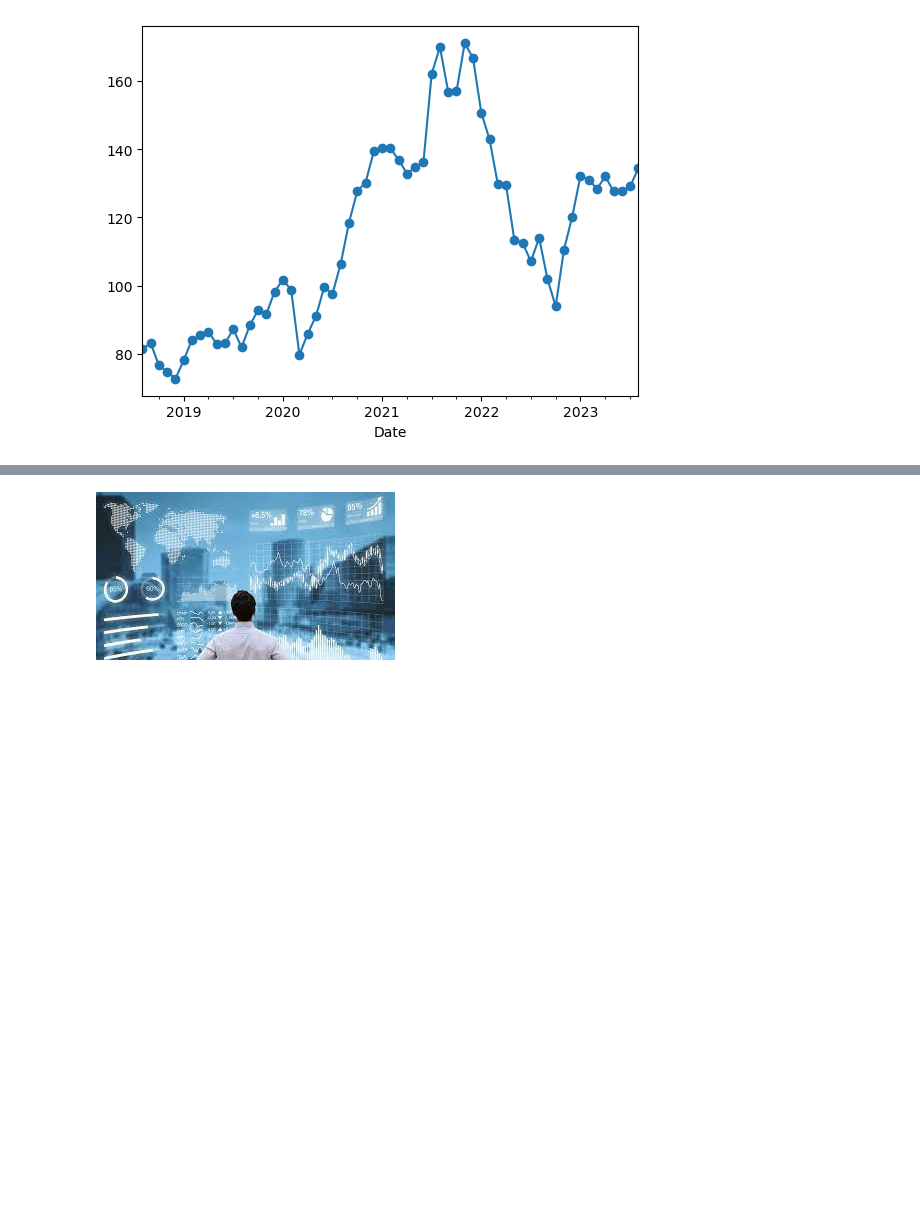
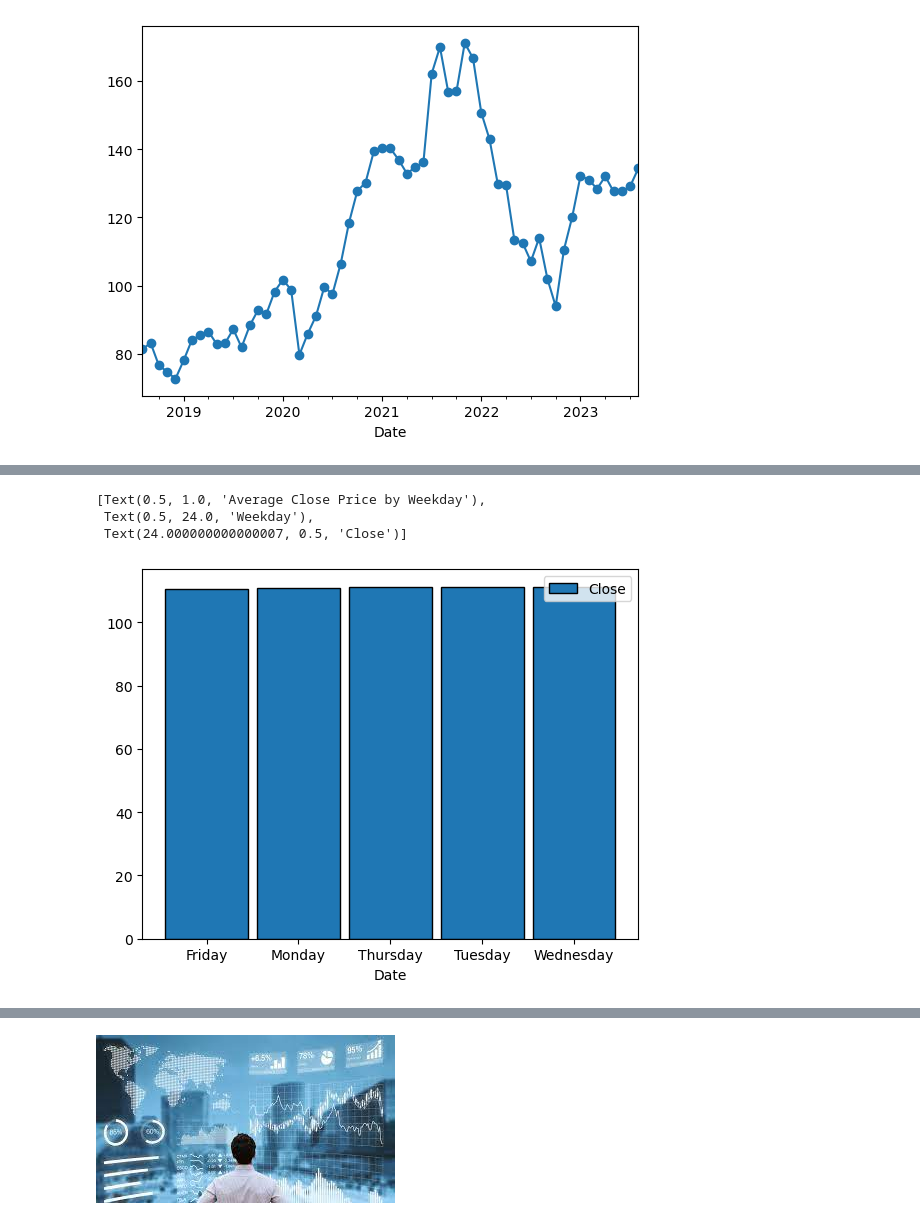
Before and after one commit to annie-carter/Time_series_Stock, a Jupyter notebook: explore_stocks.ipynb, the cells around one changed output, grey strips where cells are left out. Saved outputs shown, nothing was run; the diff lists cells and outputs as text; code cells hidden in the pictures; blank space fills up the shorter version.

```diff
--- a/explore_stocks.ipynb
+++ b/explore_stocks.ipynb
@@ -300 +330,10 @@ plt.legend(loc='center left', bbox_to_anchor=(1, 0.5))
+# %%
+y.groupby(y.index.day_name()).mean().plot.bar(width=.9, ec='black')
+plt.xticks(rotation=0)
+ax.set(title='Average Close Price by Weekday', xlabel='Weekday', ylabel='Close')
+# %% [output]
+[Text(0.5, 1.0, 'Average Close Price by Weekday'),
+ Text(0.5, 24.0, 'Weekday'),
+ Text(24.000000000000007, 0.5, 'Close')]
+[figure, added]
 # %%
```
Also changed, not shown: parts of 17 cells of this notebook, 1 other file.
